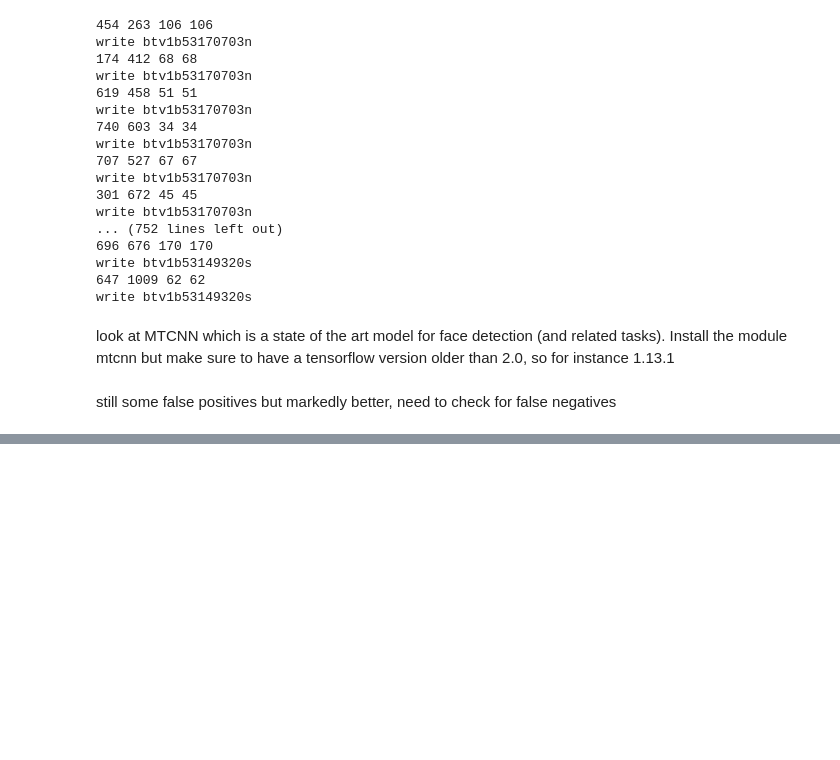
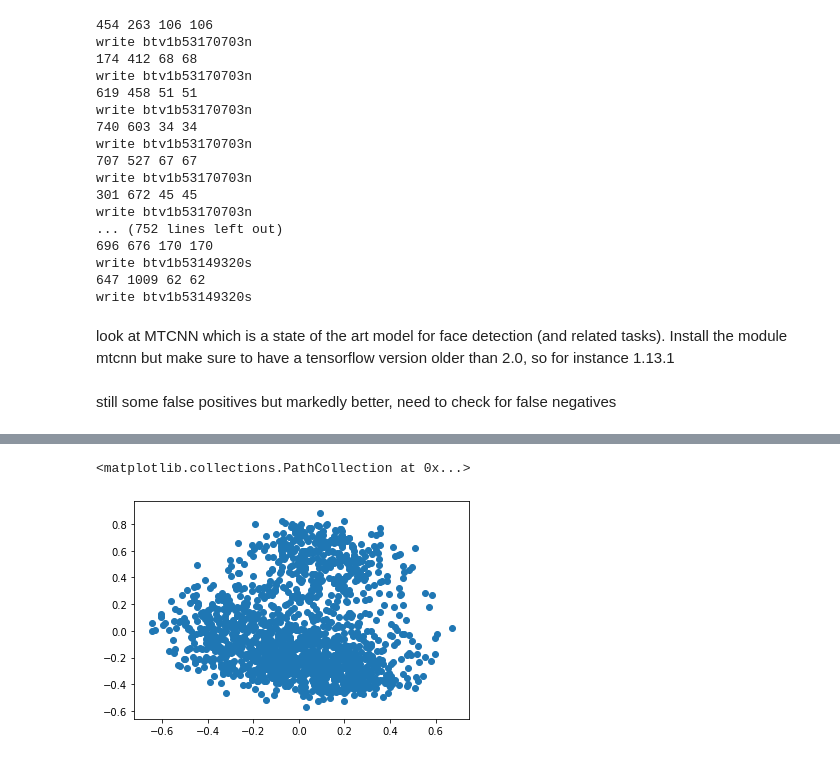
Before and after one commit to liabifano/humans-of-paris-1900, a Jupyter notebook: notebooks/Facial detection.ipynb, the cells around one changed output, grey strips where cells are left out. Drawn from its saved outputs; the diff is of its cells as text; code cells hidden in the pictures; blank space fills up the shorter version.

```diff
--- a/notebooks/Facial detection.ipynb
+++ b/notebooks/Facial detection.ipynb
@@ -125,0 +198,14 @@ for doc in sample:
+# %%
+matrix = face.face.tolist()
+# %%
+matrix = np.array(matrix)
+# %%
+from sklearn.decomposition import PCA
+pca = PCA(n_components=2)
+# %%
+x_pca = pca.fit_transform(matrix)
+# %%
+plt.scatter(x_pca[:,1], x_pca[:,0])
+# %% [output]
+<matplotlib.collections.PathCollection at 0x...>
+[figure, added]
```
Also changed, not shown: parts of 30 cells of this notebook, 18 other files.
